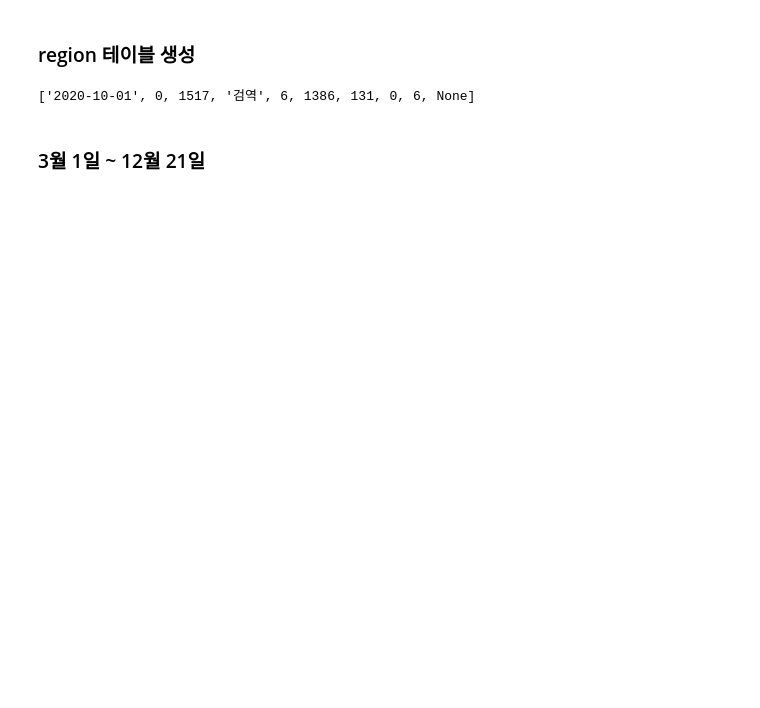
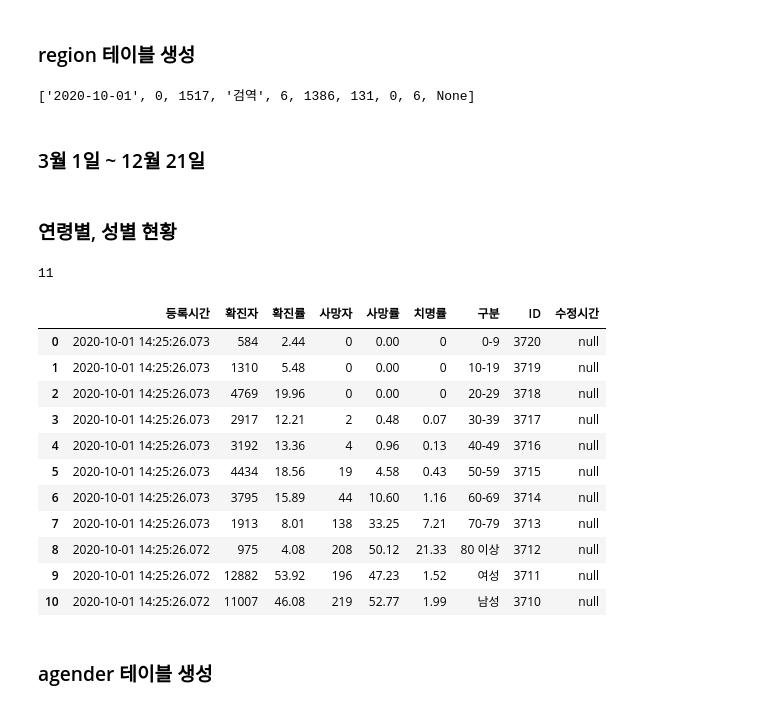
Before and after one commit to YeongilK/Python-flask-web-2020, a Jupyter notebook: 03_DataAnalysisModule/bp2_covid/covid-19.ipynb, the cells around one changed output. Saved outputs shown, nothing was run; the diff lists cells and outputs as text; code cells hidden in the pictures; blank space fills up the shorter version.

```diff
--- a/03_DataAnalysisModule/bp2_covid/covid-19.ipynb
+++ b/03_DataAnalysisModule/bp2_covid/covid-19.ipynb
@@ -107,18 +109,7 @@ params
 ['2020-10-01', 0, 1517, '검역', 6, 1386, 131, 0, 6, None]
 # %%
 sql_insert = '''insert into region(stdDay, deathCnt, defCnt, gubun, incDec, isolClearCnt,
-isolIngCnt, localOccCnt, overFlowCnt, qurRate) values(?,?,?,?,?,?,?,?,?,?);
-'''
-cur.execute(sql_insert, params)
-conn.commit()
+isolIngCnt, localOccCnt, overFlowCnt, qurRate) values(?,?,?,?,?,?,?,?,?,?);'''
-# %%
-for i in range(19):
-    params = [change_date(df['기준시간'][i]), int(df['사망자'][i]), int(df['확진자'][i]),
-              df['광역시도'][i], int(df['전일대비'][i]), int(df['격리해제'][i]),
-              int(df['격리중'][i]), int(df['지역발생'][i]), int(df['해외유입'][i])]
-    params.append(None if df['10만명당'][i] == '-' else float(df['10만명당'][i]))
-    cur.execute(sql_insert, params)
-    conn.commit()
 # %% [markdown]
 ### 3월 1일 ~ 12월 21일
 # %%
@@ -126,0 +162,2 @@ month_dict = {3:31, 4:30, 5:31, 6:30, 7:31, 8:31, 9:30, 10:31, 11:30, 12:21}
+# %% [markdown]
+### 연령별, 성별 현황
@@ -126,0 +168,49 @@ month_dict = {3:31, 4:30, 5:31, 6:30, 7:31, 8:31, 9:30, 10:31, 11:30, 12:21}
+# %%
+corona_url = 'http://openapi.data.go.kr/openapi/service/rest/Covid19/getCovid19GenAgeCaseInfJson'
+url = f'{corona_url}?ServiceKey={govapi_key}&pageNo={page}&numOfRows=10&startCreateDt={start_date}&endCreateDt={end_date}'
+# %%
+result = requests.get(url)
+soup = BeautifulSoup(result.text, 'xml')
+resultCode = soup.find('resultCode').get_text()
+if resultCode == '00':
+    print(soup.find('totalCount').string)
+elif resultCode == '99':
+    print(soup.find('resultMsg').string)
+# %% [output]
+11
+# %%
+createDt_list,confCase_list,confCaseRate_list,death_list,deathRate_list = [],[],[],[],[]
+gubun_list,criticalRate_list,seq_list,updateDt_list = [],[],[],[]
+items = soup.find_all('item')
+for item in items:
+    createDt_list.append(item.find('createDt').string if item.find('createDt') else '')
+    confCase_list.append(item.find('confCase').string if item.find('confCase') else '')
+    confCaseRate_list.append(item.find('confCaseRate').string if item.find('confCaseRate') else '')
+    death_list.append(item.find('death').string if item.find('death') else '')
+    deathRate_list.append(item.find('deathRate').string if item.find('deathRate') else '')
+    criticalRate_list.append(item.find('criticalRate').string if item.find('criticalRate') else '')
+    gubun_list.append(item.find('gubun').string if item.find('gubun') else '')
+    seq_list.append(item.find('seq').string if item.find('seq') else '')
+    updateDt_list.append(item.find('updateDt').string if item.find('updateDt') else '')
+
+df = pd.DataFrame({
+    '등록시간':createDt_list, '확진자':confCase_list, '확진률':confCaseRate_list,
+    '사망자':death_list, '사망률':deathRate_list, '치명률':criticalRate_list,
+    '구분':gubun_list, 'ID':seq_list, '수정시간':updateDt_list
+})
+df
+# %% [output]
+|  | 등록시간 | 확진자 | 확진률 | 사망자 | 사망률 | 치명률 | 구분 | ID | 수정시간 |
+| 0 | 2020-10-01 14:25:26.073 | 584 | 2.44 | 0 | 0.00 | 0 | 0-9 | 3720 | null |
+| 1 | 2020-10-01 14:25:26.073 | 1310 | 5.48 | 0 | 0.00 | 0 | 10-19 | 3719 | null |
+| 2 | 2020-10-01 14:25:26.073 | 4769 | 19.96 | 0 | 0.00 | 0 | 20-29 | 3718 | null |
+| 3 | 2020-10-01 14:25:26.073 | 2917 | 12.21 | 2 | 0.48 | 0.07 | 30-39 | 3717 | null |
+| 4 | 2020-10-01 14:25:26.073 | 3192 | 13.36 | 4 | 0.96 | 0.13 | 40-49 | 3716 | null |
+| 5 | 2020-10-01 14:25:26.073 | 4434 | 18.56 | 19 | 4.58 | 0.43 | 50-59 | 3715 | null |
+| 6 | 2020-10-01 14:25:26.073 | 3795 | 15.89 | 44 | 10.60 | 1.16 | 60-69 | 3714 | null |
+| 7 | 2020-10-01 14:25:26.073 | 1913 | 8.01 | 138 | 33.25 | 7.21 | 70-79 | 3713 | null |
+| 8 | 2020-10-01 14:25:26.072 | 975 | 4.08 | 208 | 50.12 | 21.33 | 80 이상 | 3712 | null |
+| 9 | 2020-10-01 14:25:26.072 | 12882 | 53.92 | 196 | 47.23 | 1.52 | 여성 | 3711 | null |
+| 10 | 2020-10-01 14:25:26.072 | 11007 | 46.08 | 219 | 52.77 | 1.99 | 남성 | 3710 | null |
+# %% [markdown]
+### agender 테이블 생성
```
Also changed, not shown: parts of 23 cells of this notebook, 8 other files.
